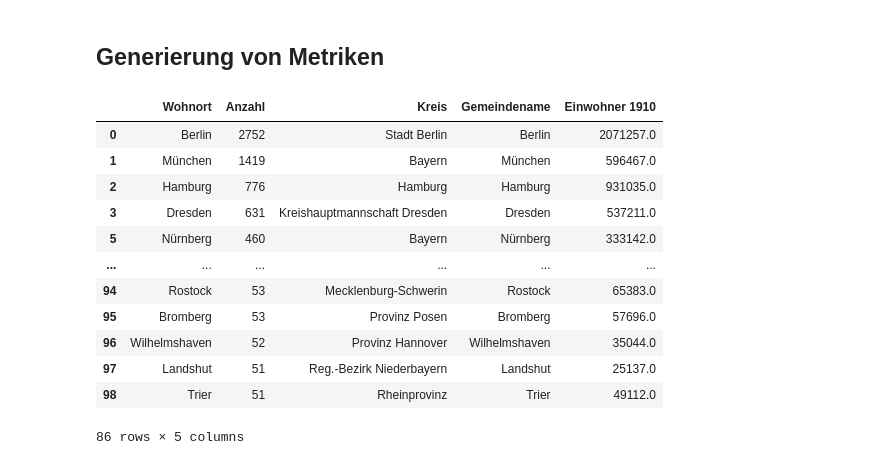
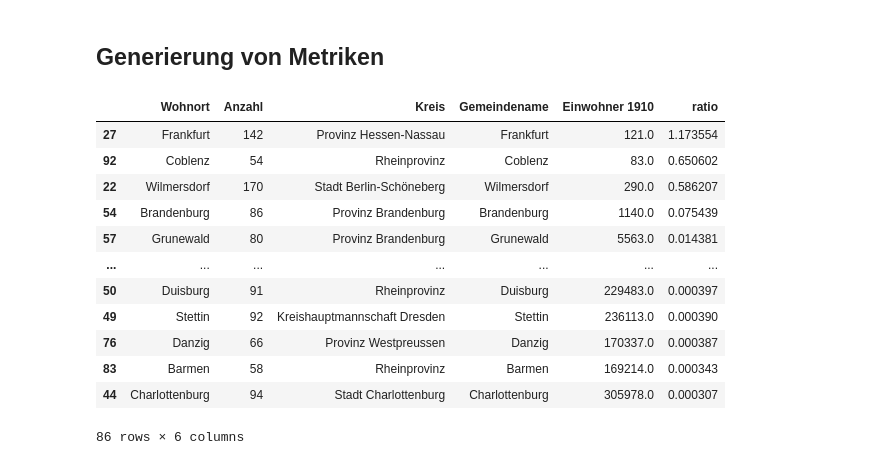
Before and after one commit to SebastianZug/RoboLabVortraege, a Jupyter notebook: 30_PythonAutomobile/project/notebooks/13_AnalyseOrte.ipynb, the cells around one changed output. Saved outputs shown, nothing was run; the diff lists cells and outputs as text; code cells hidden in the pictures.

```diff
--- a/30_PythonAutomobile/project/notebooks/13_AnalyseOrte.ipynb
+++ b/30_PythonAutomobile/project/notebooks/13_AnalyseOrte.ipynb
@@ -128,21 +134,23 @@ df.to_csv(output_file, sep="\t", index=False)
 # %% [markdown]
 ## Generierung von Metriken
 # %%
-df
+df['ratio'] = df['Anzahl'] / df['Einwohner 1910']
+
+df.sort_values(by='ratio', ascending=False)
 # %% [output]
-|  | Wohnort | Anzahl | Kreis | Gemeindename | Einwohner 1910 |
-| 0 | Berlin | 2752 | Stadt Berlin | Berlin | 2071257.0 |
-| 1 | München | 1419 | Bayern | München | 596467.0 |
-| 2 | Hamburg | 776 | Hamburg | Hamburg | 931035.0 |
-| 3 | Dresden | 631 | Kreishauptmannschaft Dresden | Dresden | 537211.0 |
-| 5 | Nürnberg | 460 | Bayern | Nürnberg | 333142.0 |
-| ... | ... | ... | ... | ... | ... |
-| 94 | Rostock | 53 | Mecklenburg-Schwerin | Rostock | 65383.0 |
-| 95 | Bromberg | 53 | Provinz Posen | Bromberg | 57696.0 |
-| 96 | Wilhelmshaven | 52 | Provinz Hannover | Wilhelmshaven | 35044.0 |
-| 97 | Landshut | 51 | Reg.-Bezirk Niederbayern | Landshut | 25137.0 |
-| 98 | Trier | 51 | Rheinprovinz | Trier | 49112.0 |
+|  | Wohnort | Anzahl | Kreis | Gemeindename | Einwohner 1910 | ratio |
+| 27 | Frankfurt | 142 | Provinz Hessen-Nassau | Frankfurt | 121.0 | 1.173554 |
+| 92 | Coblenz | 54 | Rheinprovinz | Coblenz | 83.0 | 0.650602 |
+| 22 | Wilmersdorf | 170 | Stadt Berlin-Schöneberg | Wilmersdorf | 290.0 | 0.586207 |
+| 54 | Brandenburg | 86 | Provinz Brandenburg | Brandenburg | 1140.0 | 0.075439 |
+| 57 | Grunewald | 80 | Provinz Brandenburg | Grunewald | 5563.0 | 0.014381 |
+| ... | ... | ... | ... | ... | ... | ... |
+| 50 | Duisburg | 91 | Rheinprovinz | Duisburg | 229483.0 | 0.000397 |
+| 49 | Stettin | 92 | Kreishauptmannschaft Dresden | Stettin | 236113.0 | 0.000390 |
+| 76 | Danzig | 66 | Provinz Westpreussen | Danzig | 170337.0 | 0.000387 |
+| 83 | Barmen | 58 | Rheinprovinz | Barmen | 169214.0 | 0.000343 |
+| 44 | Charlottenburg | 94 | Stadt Charlottenburg | Charlottenburg | 305978.0 | 0.000307 |
-86 rows × 5 columns
+86 rows × 6 columns
 # %%
 # Extraktion von Positionsinformationen
 
```
Also changed, not shown: parts of 3 cells of this notebook, 5 other files.
